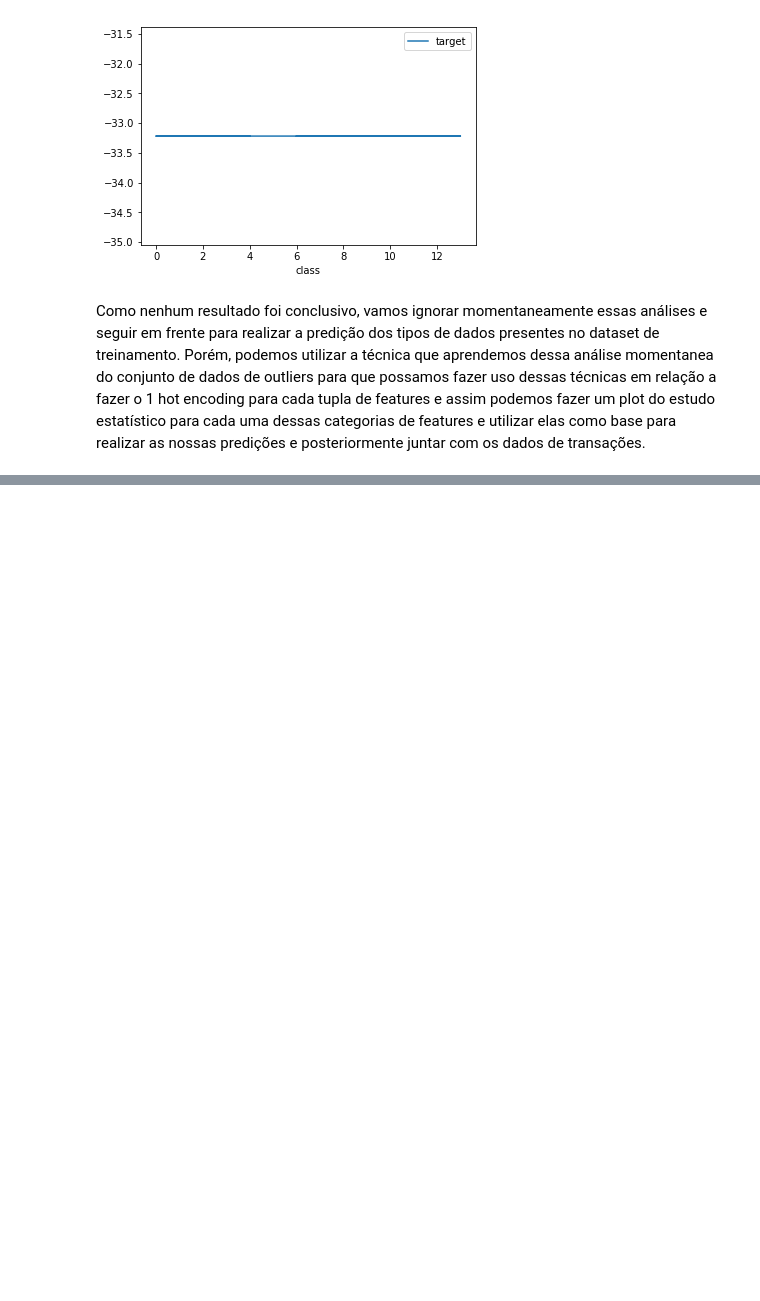
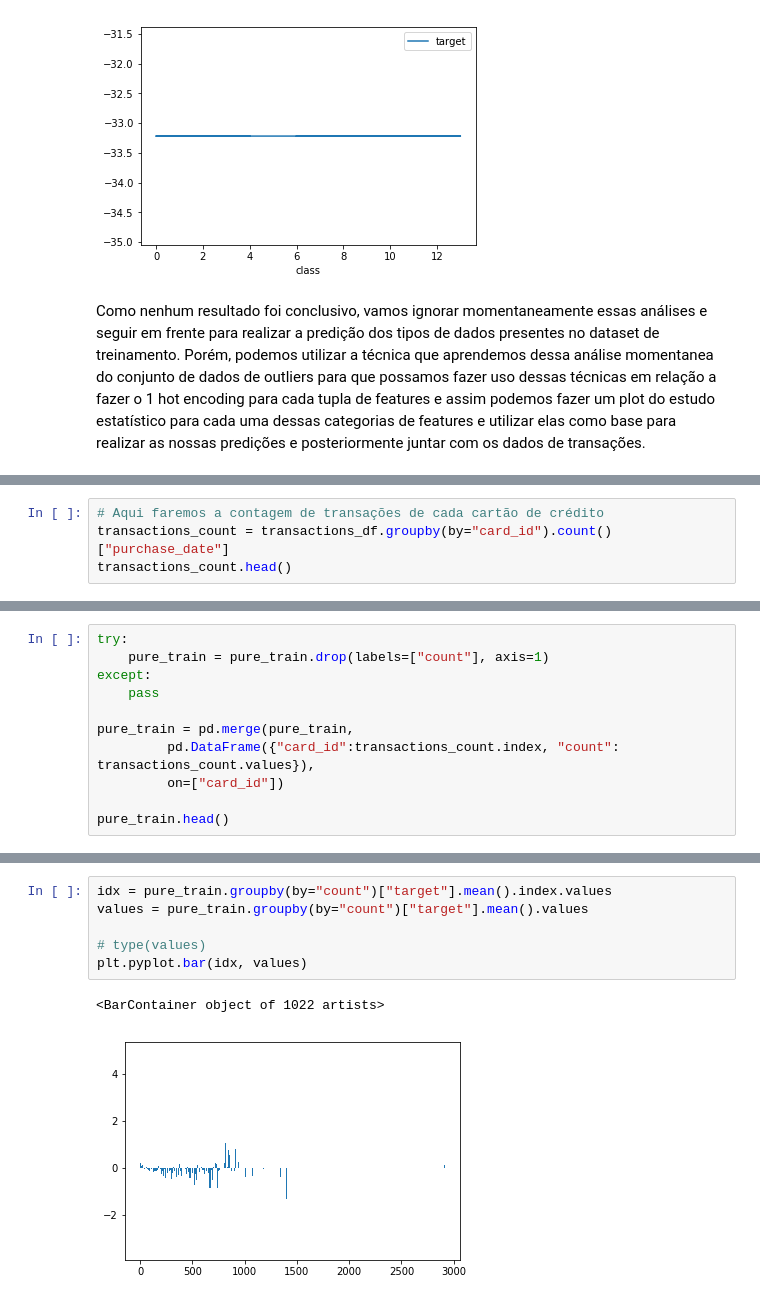
Before and after one commit to MiniMarvin/Analysis-Elo-Kaggle, a Jupyter notebook: Elo simple kernel analysis.ipynb, the cells around one changed output, grey strips where cells are left out. Cells and saved outputs as stored; diff of their text form; blank space fills up the shorter version.

Commit message:
feat: data exploration over individual features

```diff
--- a/Elo simple kernel analysis.ipynb
+++ b/Elo simple kernel analysis.ipynb
@@ -112,0 +213,4 @@ def seq
+# %%
+# Aqui faremos a contagem de transações de cada cartão de crédito
+transactions_count = transactions_df.groupby(by="card_id").count()["purchase_date"]
+transactions_count.head()
@@ -112,0 +225,11 @@ def seq
+# %%
+try:
+    pure_train = pure_train.drop(labels=["count"], axis=1)
+except:
+    pass
+
+pure_train = pd.merge(pure_train,
+         pd.DataFrame({"card_id":transactions_count.index, "count": transactions_count.values}),
+         on=["card_id"])
+
+pure_train.head()
@@ -112,0 +243,9 @@ def seq
+# %%
+idx = pure_train.groupby(by="count")["target"].mean().index.values
+values = pure_train.groupby(by="count")["target"].mean().values
+
+# type(values)
+plt.pyplot.bar(idx, values)
+# %% [output]
+<BarContainer object of 1022 artists>
+[figure, added]
```
Also changed, not shown: parts of 30 cells of this notebook.
